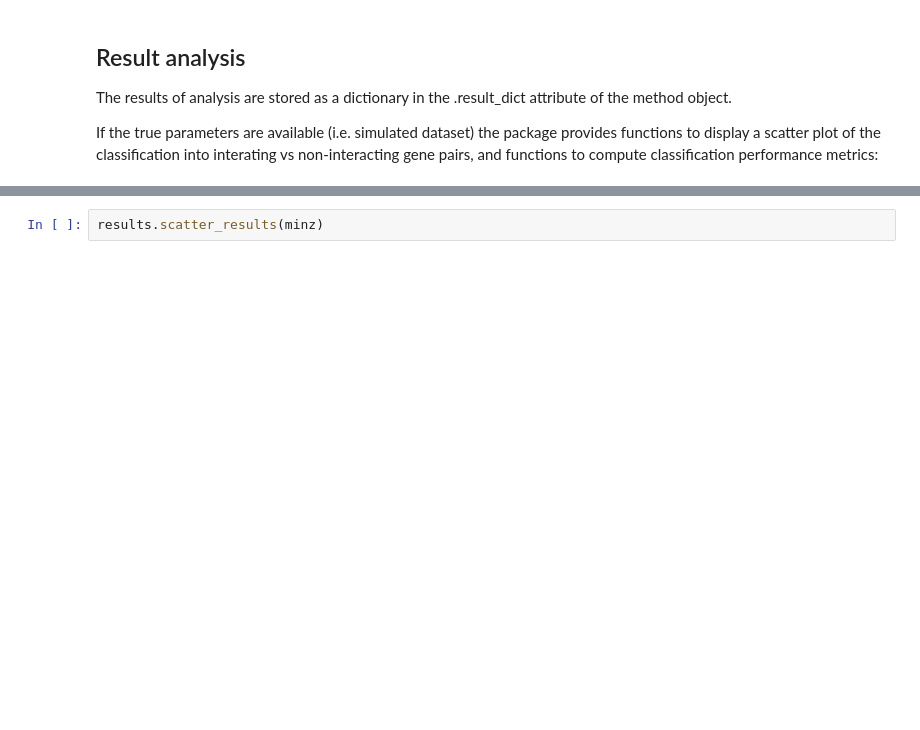
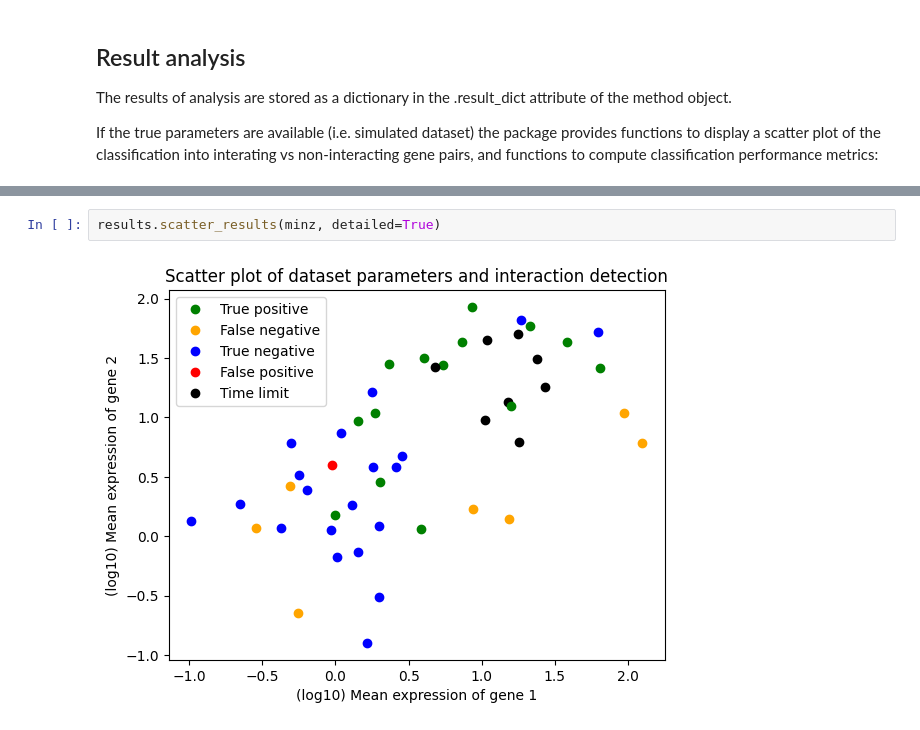
Before and after one commit to willjgh/interaction-inference, a Jupyter notebook: examples/example_notebook.ipynb, the cells around one changed output, grey strips where cells are left out. Cells and saved outputs as stored; diff of their text form; blank space fills up the shorter version.

```diff
--- a/examples/example_notebook.ipynb
+++ b/examples/example_notebook.ipynb
@@ -101,3 +107,5 @@ results.scatter_results(hyp)
 # %%
-results.scatter_results(minz)
+results.scatter_results(minz, detailed=True)
+# %% [output]
+[figure, added]
 # %%
```
Also changed, not shown: parts of 11 cells of this notebook.
